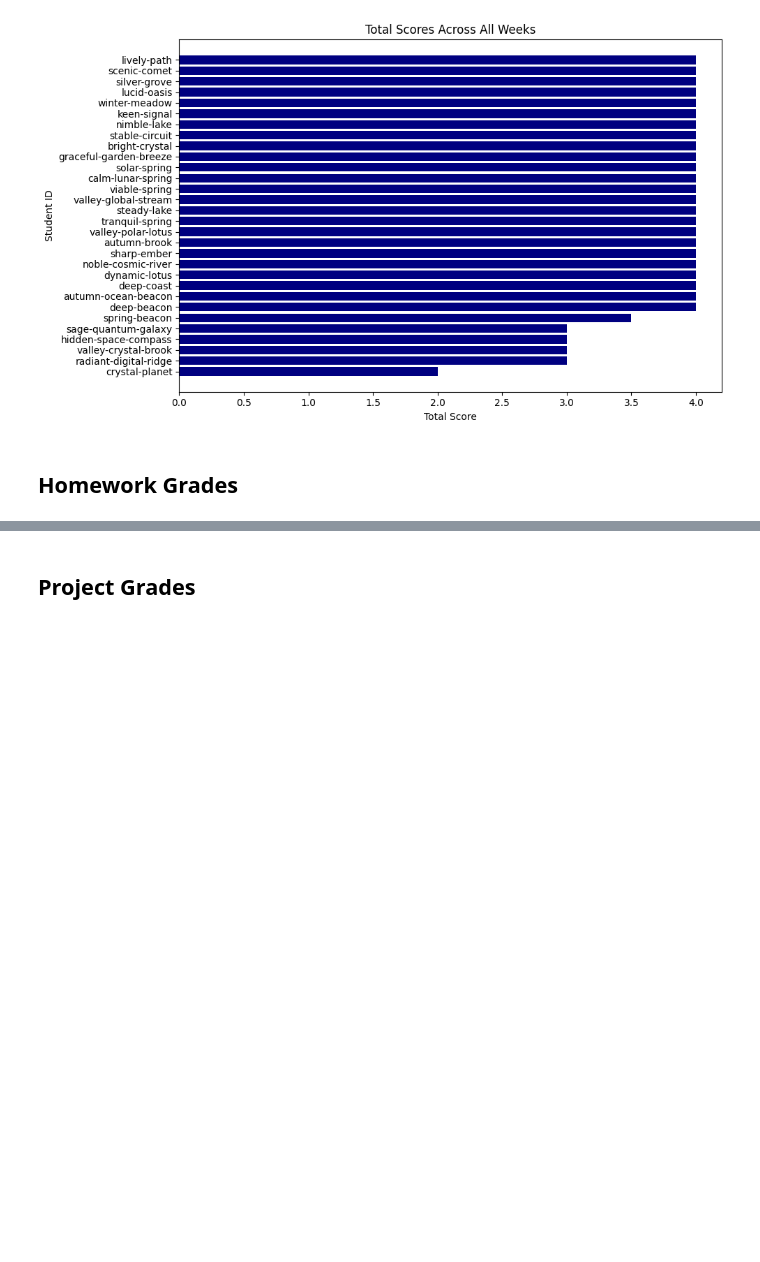
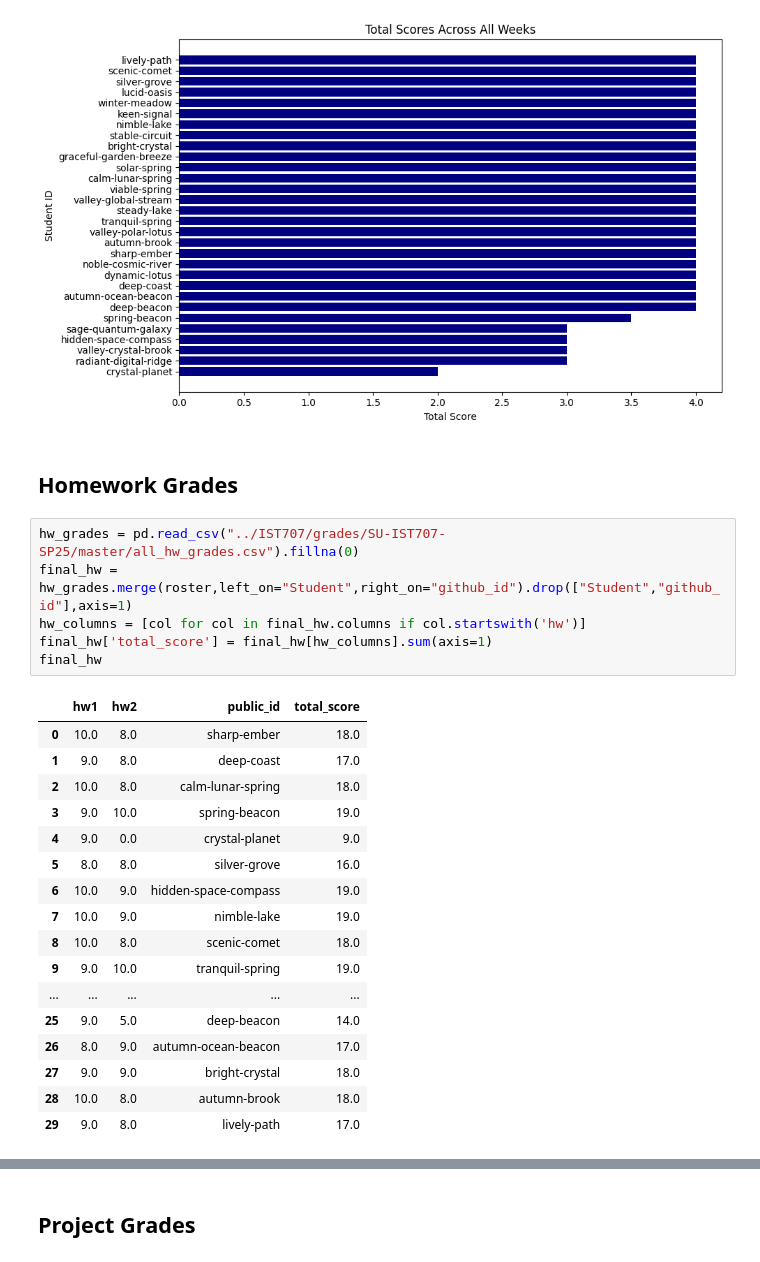
Before and after one commit to SU-IST707-SP25/student-grades-707, a Jupyter notebook: grade-overview.ipynb, the cells around one changed output, grey strips where cells are left out. Cells and saved outputs as stored; diff of their text form; blank space fills up the shorter version.

```diff
--- a/grade-overview.ipynb
+++ b/grade-overview.ipynb
@@ -180,3 +180,27 @@ plt.show()
 [figure]
 # %% [markdown]
 ## Homework Grades
+# %%
+hw_grades = pd.read_csv("../IST707/grades/SU-IST707-SP25/master/all_hw_grades.csv").fillna(0)
+final_hw = hw_grades.merge(roster,left_on="Student",right_on="github_id").drop(["Student","github_id"],axis=1)
+hw_columns = [col for col in final_hw.columns if col.startswith('hw')]
+final_hw['total_score'] = final_hw[hw_columns].sum(axis=1)
+final_hw
+# %% [output]
+|  | hw1 | hw2 | public_id | total_score |
+| 0 | 10.0 | 8.0 | sharp-ember | 18.0 |
+| 1 | 9.0 | 8.0 | deep-coast | 17.0 |
+| 2 | 10.0 | 8.0 | calm-lunar-spring | 18.0 |
+| 3 | 9.0 | 10.0 | spring-beacon | 19.0 |
+| 4 | 9.0 | 0.0 | crystal-planet | 9.0 |
+| 5 | 8.0 | 8.0 | silver-grove | 16.0 |
+| 6 | 10.0 | 9.0 | hidden-space-compass | 19.0 |
+| 7 | 10.0 | 9.0 | nimble-lake | 19.0 |
+| 8 | 10.0 | 8.0 | scenic-comet | 18.0 |
+| 9 | 9.0 | 10.0 | tranquil-spring | 19.0 |
+| ... | ... | ... | ... | ... |
+| 25 | 9.0 | 5.0 | deep-beacon | 14.0 |
+| 26 | 8.0 | 9.0 | autumn-ocean-beacon | 17.0 |
+| 27 | 9.0 | 9.0 | bright-crystal | 18.0 |
+| 28 | 10.0 | 8.0 | autumn-brook | 18.0 |
+| 29 | 9.0 | 8.0 | lively-path | 17.0 |
```
Also changed, not shown: parts of 5 cells of this notebook.
